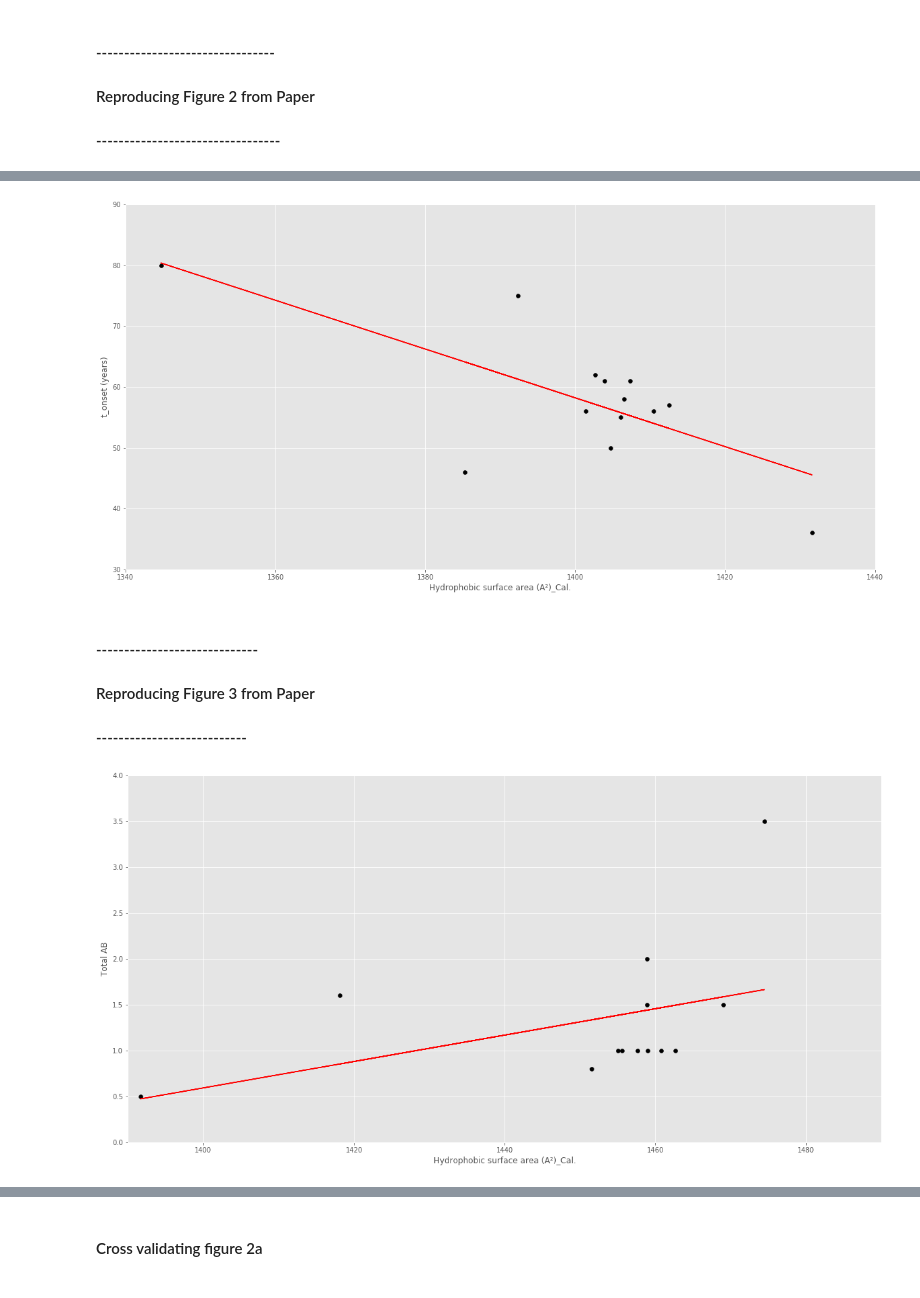
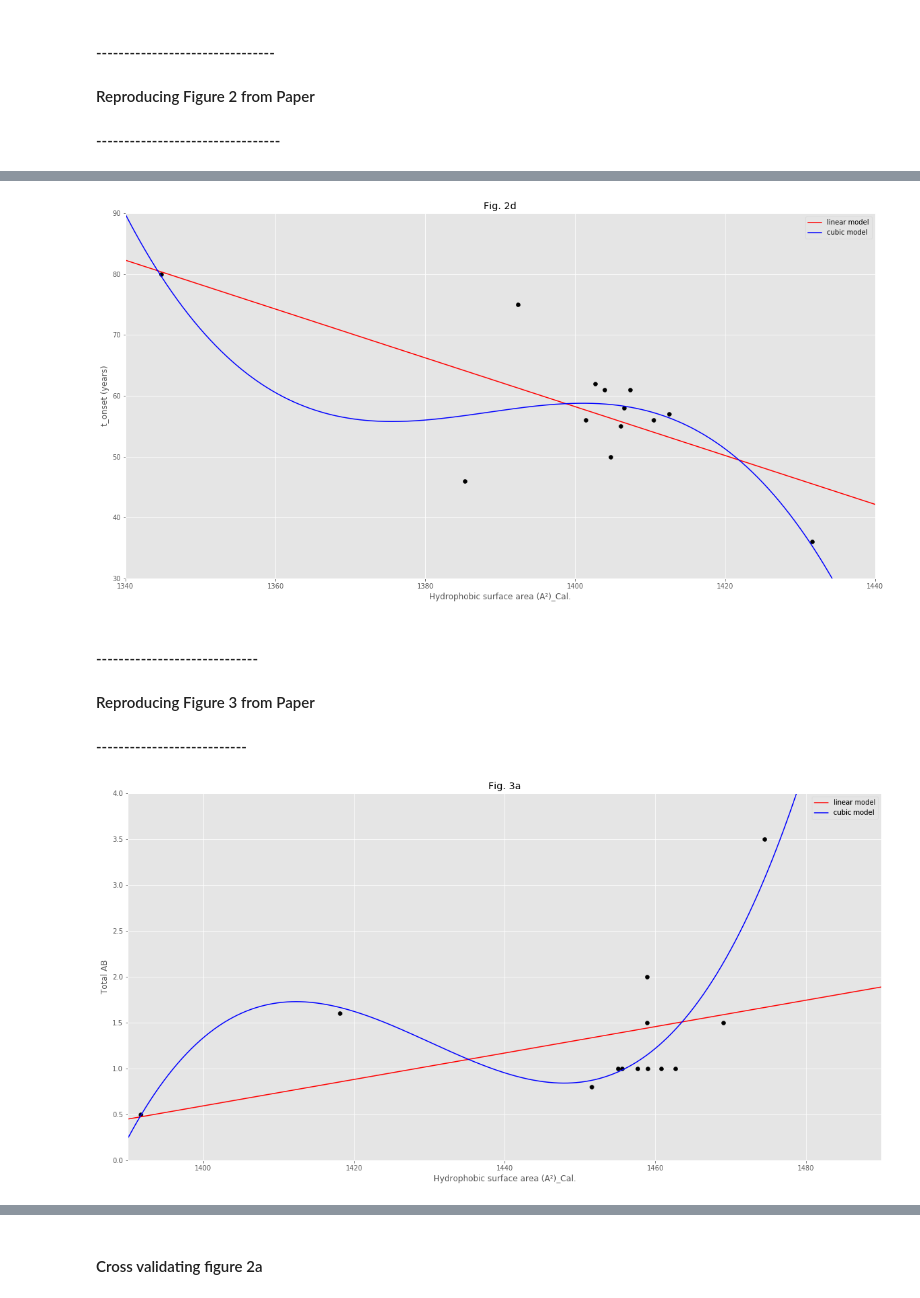
Before and after one commit to 188-project/Amyloid-Beta-Final-Project, a Jupyter notebook: 3-9 Final Project Amyloid Beta.ipynb, the cells around one changed output, grey strips where cells are left out. Drawn from its saved outputs; the diff is of its cells as text; code cells hidden in the pictures.

```diff
--- a/3-9 Final Project Amyloid Beta.ipynb
+++ b/3-9 Final Project Amyloid Beta.ipynb
@@ -102,11 +102,12 @@ _2LFM_hydrophilic_SAS = _2LFM_tot_AB_and_prop[:, 3]
 # %%
 # Linear model will have the form y = ax + b, where beta = [a, b]
 from scipy.optimize import leastsq
+
 # Define function to calculate model output
-def generate_linear_y(x_LM, params_LM):
-    y_model_LM = params_LM[0] * x_LM + params_LM[1]
+def generate_linear_y(x_GLY, params_GLY):
+    y_model_GLY = params_GLY[0] * x_GLY + params_GLY[1]
 
-    return y_model_LM
+    return y_model_GLY
 
 x_dummy = np.linspace(-100, 100, 201)
 guess_params_dummy = [1, 0]
@@ -151,9 +148,9 @@ def pred_y_linear_model(beta_PYLM, x_PYLM):
 # %%
 # Create a function for generating a cubic model
-def generate_cubic_y(x_CM, params_CM):
-    y_model_CM = params_CM[0] * x_CM ** 3 + params_CM[1] * x_CM ** 2 + params_CM[2] * x_CM + params_CM[3]
+def generate_cubic_y(x_GCY, params_GCY):
+    y_model_GCY = params_GCY[0] * x_GCY ** 3 + params_GCY[1] * x_GCY ** 2 + params_GCY[2] * x_GCY + params_GCY[3]
 
-    return y_model_CM
+    return y_model_GCY
 
 guess_params_dummy = [1, 1, 1, 1]
 y_dummy = x_dummy ** 3 + x_dummy ** 2 + x_dummy + 1
@@ -178,4 +175,5 @@ assert(np.all(generate_cubic_model(x_dummy, y_dummy, guess_params_dummy, residua
 
 cubic_model_dummy = generate_cubic_model(x_dummy, y_dummy, guess_params_dummy, residuals_CLS)
 plt.plot(x_dummy, cubic_model_dummy[0])
+plt.show()
 # %% [output]
@@ -346,29 +361,38 @@ plt.show()
 # %%
 #Figure 2d
+x_limits_fig_2d = [1340, 1440]
+x_fig_2d = np.linspace(x_limits_fig_2d[0], x_limits_fig_2d[1], 1000)
 
 #Plot data
 plt.figure(figsize = (20, 10))
 plt.scatter(AllHydrophobicSASFig2d, AllTOnsetFig2d, c = 'k')
 
 # Generate Linear Model
-guess_params_fig_2d = [-4, 300]
-model_fig_2d = generate_linear_model(AllHydrophobicSASFig2d, AllTOnsetFig2d, guess_params_fig_2d, residuals_OLS)
+guess_params_linear_fig_2d = [-4, 300]
+linear_model_fig_2d = generate_linear_model(AllHydrophobicSASFig2d, AllTOnsetFig2d, guess_params_linear_fig_2d, residuals_OLS)
+
+# Generate Cubic Model
+guess_params_cubic_fig_2d = [-1, 1, 1, 1]
+cubic_model_fig_2d = generate_cubic_model(AllHydrophobicSASFig2d, AllTOnsetFig2d, guess_params_cubic_fig_2d, residuals_CLS)
 
 # Plot Models
-plt.plot(AllHydrophobicSASFig2d, model_fig_2d[0], c = 'r')
+plt.plot(x_fig_2d, generate_linear_y(x_fig_2d, linear_model_fig_2d[1]), c = 'r', label = 'linear model')
+plt.plot(x_fig_2d, generate_cubic_y(x_fig_2d, cubic_model_fig_2d[1]), c = 'b', label = 'cubic model')
 
-#Set axis limits
+# Set axis limits
 axis = plt.gca()
-axis.set_xlim([1340,1440])
+axis.set_xlim(x_limits_fig_2d)
 axis.set_ylim([30,90])
 
-#Labels
+# Labels
+plt.title('Fig. 2d')
+plt.legend()
 plt.xlabel('Hydrophobic surface area (A²)_Cal.')
 plt.ylabel('t_onset (years)')
 
 plt.show()
 # %% [output]
-[figure, old version]
+[figure, new version]
 # %% [markdown]
 #### -----------------------------
 #### Reproducing Figure 3 from Paper
@@ -445,29 +469,38 @@ AllHydrophobicSASFig3d = rearrange_data(_2LFM_hydrophobic_SAS_subset_1, _2LFM_hy
 AllTotalABFig3d = rearrange_data(_2LFM_total_AB_subset_1, _2LFM_total_AB_E22K, _2LFM_total_AB_E22Q, _2LFM_total_AB_D23N)
 # %%
 #Figure 3a
+x_limits_fig_3a = [1390,1490]
+x_fig_3a = np.linspace(x_limits_fig_3a[0], x_limits_fig_3a[1], 1000)
 
 #Plot data
 plt.figure(figsize = (20, 10))
 plt.scatter(AllHydrophobicSASFig3a, AllTotalABFig3a, c = 'k')
 
 # Generate Linear Model
-guess_params_fig_3a = [0.1, -100]
-model_fig_3a = generate_linear_model(AllHydrophobicSASFig3a, AllTotalABFig3a, guess_params_fig_3a, residuals_OLS)
+guess_params_linear_fig_3a = [0.1, -100]
+linear_model_fig_3a = generate_linear_model(AllHydrophobicSASFig3a, AllTotalABFig3a, guess_params_linear_fig_3a, residuals_OLS)
+
+# Generate Cubic Model
+guess_params_cubic_fig_3a = [1, 1, 1, 1]
+cubic_model_fig_3a = generate_cubic_model(AllHydrophobicSASFig3a, AllTotalABFig3a, guess_params_cubic_fig_3a, residuals_CLS)
 
 # Plot Models
-plt.plot(AllHydrophobicSASFig3a, model_fig_3a[0], c = 'r')
+plt.plot(x_fig_3a, generate_linear_y(x_fig_3a, linear_model_fig_3a[1]), c = 'r', label = 'linear model')
+plt.plot(x_fig_3a, generate_cubic_y(x_fig_3a, cubic_model_fig_3a[1]), c = 'b', label = 'cubic model')
 
 #Set axis limits
 axis = plt.gca()
-axis.set_xlim([1390,1490])
+axis.set_xlim(x_limits_fig_3a)
 axis.set_ylim([0,4])
 
 #Labels
+plt.title('Fig. 3a')
+plt.legend()
 plt.xlabel('Hydrophobic surface area (A²)_Cal.')
 plt.ylabel('Total AB')
 
 plt.show()
 # %% [output]
-[figure, old version]
+[figure, new version]
 # %%
 #Figure 3b
```
Also changed, not shown: parts of 10 cells of this notebook.
